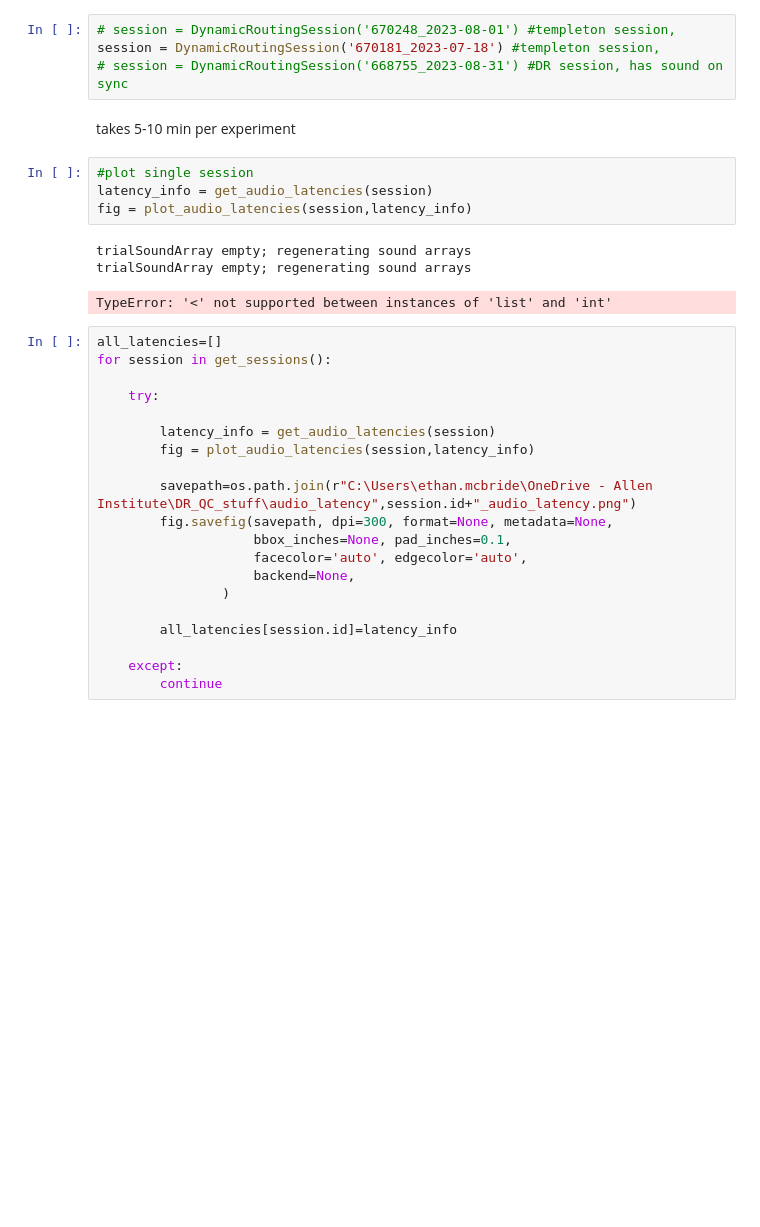
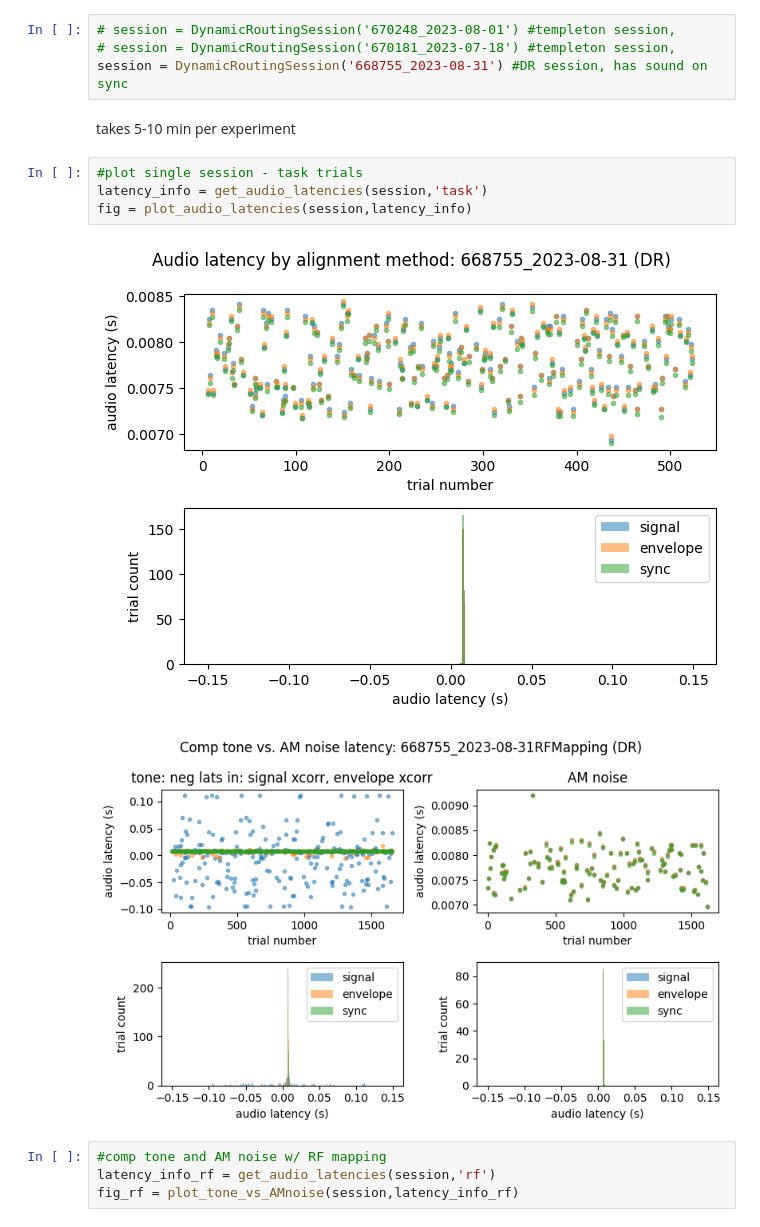
Before and after one commit to AllenInstitute/npc_sessions, a Jupyter notebook: notebooks/audio_latency.ipynb, the cells around one changed output. Cells and saved outputs as stored; diff of their text form; blank space fills up the shorter version.

Commit message:
add tone vs. AM noise comparison

```diff
--- a/notebooks/audio_latency.ipynb
+++ b/notebooks/audio_latency.ipynb
@@ -123,34 +195,17 @@ def plot_audio_latencies(session,latency_info):
 # %%
 # session = DynamicRoutingSession('670248_2023-08-01') #templeton session,
-session = DynamicRoutingSession('670181_2023-07-18') #templeton session,
-# session = DynamicRoutingSession('668755_2023-08-31') #DR session, has sound on sync
+# session = DynamicRoutingSession('670181_2023-07-18') #templeton session,
+session = DynamicRoutingSession('668755_2023-08-31') #DR session, has sound on sync
 # %% [markdown]
 takes 5-10 min per experiment
 # %%
-#plot single session
-latency_info = get_audio_latencies(session)
+#plot single session - task trials
+latency_info = get_audio_latencies(session,'task')
 fig = plot_audio_latencies(session,latency_info)
 # %% [output]
-trialSoundArray empty; regenerating sound arrays
-trialSoundArray empty; regenerating sound arrays
-TypeError: '<' not supported between instances of 'list' and 'int'
+[figure, added]
+[figure, added]
-# %%
-all_latencies=[]
-for session in get_sessions():
-
-    try:
-
-        latency_info = get_audio_latencies(session)
-        fig = plot_audio_latencies(session,latency_info)
-
-        savepath=os.path.join(r"C:\Users\ethan.mcbride\OneDrive - Allen Institute\DR_QC_stuff\audio_latency",session.id+"_audio_latency.png")
-        fig.savefig(savepath, dpi=300, format=None, metadata=None,
-                    bbox_inches=None, pad_inches=0.1,
-                    facecolor='auto', edgecolor='auto',
-                    backend=None,
-                )
-
-        all_latencies[session.id]=latency_info
-
-    except:
-        continue
+# %%
+#comp tone and AM noise w/ RF mapping
+latency_info_rf = get_audio_latencies(session,'rf')
+fig_rf = plot_tone_vs_AMnoise(session,latency_info_rf)
```
Also changed, not shown: parts of 3 cells of this notebook.
